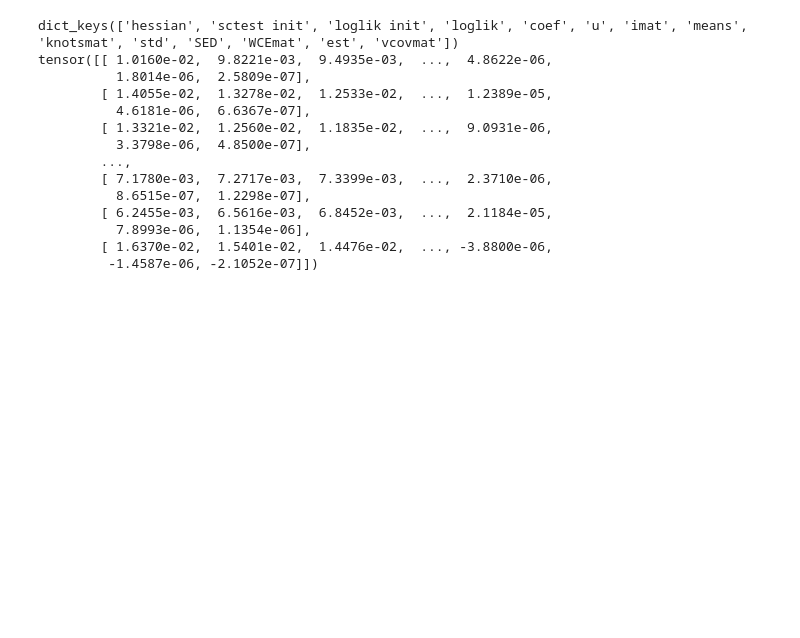
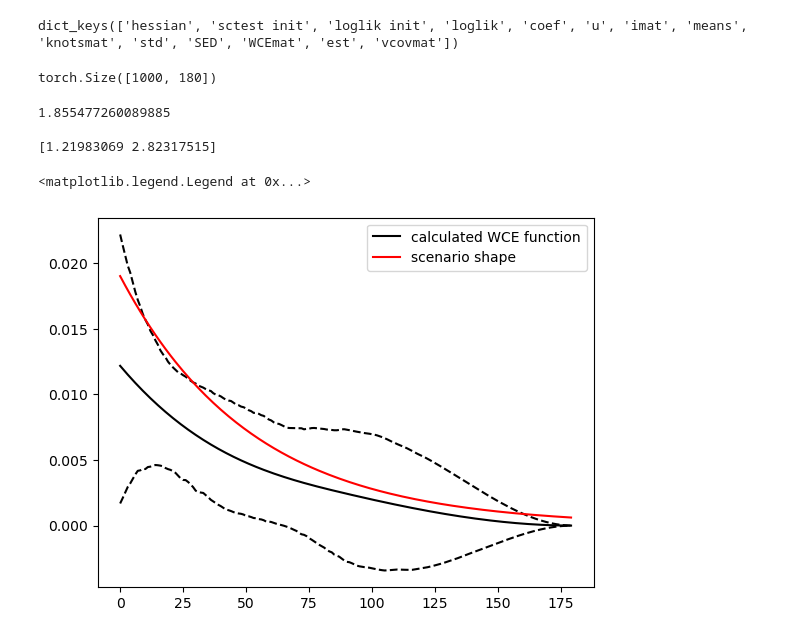
Before and after one commit to jeanfeydy/survivalGPU, a Jupyter notebook: python/docs/simulation_doc.ipynb, the cells around one changed output. Saved outputs shown, nothing was run; the diff lists cells and outputs as text; code cells hidden in the pictures; blank space fills up the shorter version.

```diff
--- a/python/docs/simulation_doc.ipynb
+++ b/python/docs/simulation_doc.ipynb
@@ -93,18 +66,9 @@ result = wce_torch(ids = patient, doses = doses, events = events, times = start,
 # %%
 print(result.keys())
-print(result["WCEmat"])
 # %% [output]
 dict_keys(['hessian', 'sctest init', 'loglik init', 'loglik', 'coef', 'u', 'imat', 'means', 'knotsmat', 'std', 'SED', 'WCEmat', 'est', 'vcovmat'])
-tensor([[ 1.0160e-02,  9.8221e-03,  9.4935e-03,  ...,  4.8622e-06,
-          1.8014e-06,  2.5809e-07],
-        [ 1.4055e-02,  1.3278e-02,  1.2533e-02,  ...,  1.2389e-05,
-          4.6181e-06,  6.6367e-07],
-        [ 1.3321e-02,  1.2560e-02,  1.1835e-02,  ...,  9.0931e-06,
-          3.3798e-06,  4.8500e-07],
-        ...,
-        [ 7.1780e-03,  7.2717e-03,  7.3399e-03,  ...,  2.3710e-06,
-          8.6515e-07,  1.2298e-07],
-        [ 6.2455e-03,  6.5616e-03,  6.8452e-03,  ...,  2.1184e-05,
-          7.8993e-06,  1.1354e-06],
-        [ 1.6370e-02,  1.5401e-02,  1.4476e-02,  ..., -3.8800e-06,
-         -1.4587e-06, -2.1052e-07]])
+# %%
+WCEmat = result["WCEmat"]
+WCEmat.shape
+# %% [output]
+torch.Size([1000, 180])
@@ -110,0 +78,39 @@ tensor([[ 1.0160e-02,  9.8221e-03,  9.4935e-03,  ...,  4.8622e-06,
+# %%
+def compute_HR(row, vecnum, vecdenom):
+    num = np.exp(np.dot(row, vecnum))
+    denom = np.exp(np.dot(row, vecdenom))
+    return num / denom
+
+hr = np.apply_along_axis(compute_HR, 1, WCEmat, vecnum, vecdenom)
+
+# print(hr)
+# print(WCEmat)
+
+
+hr_matrix = np.exp(np.dot(WCEmat, vecnum)) / np.exp(np.dot(WCEmat, vecdenom))
+hr =hr_matrix[0]
+print(hr)
+print()
+
+# create matrix quantile each colum hr_matrix
+quantiles = np.quantile(hr_matrix, [0.025, 0.975])
+
+print(quantiles)
+# %% [output]
+1.855477260089885
+
+[1.21983069 2.82317515]
+# %%
+from matplotlib import pyplot as plt
+
+# get quantiles each column WCEmat
+
+quantiles = np.quantile(WCEmat, [0.025, 0.975], axis = 0)
+plt.plot(np.arange(0, 180),WCEmat[0], c = "black", label = "calculated WCE function")
+plt.plot(np.arange(0, 180),quantiles[0], c = "black", linestyle = "--")
+plt.plot(np.arange(0, 180),quantiles[1], c = "black", linestyle = "--")
+plt.plot((np.arange(0, 180)),scenario_shape[:180], c = "red", label = "scenario shape")
+plt.legend()
+# %% [output]
+<matplotlib.legend.Legend at 0x...>
+[figure, added]
```
Also changed, not shown: parts of 8 cells of this notebook, 2 other files.
